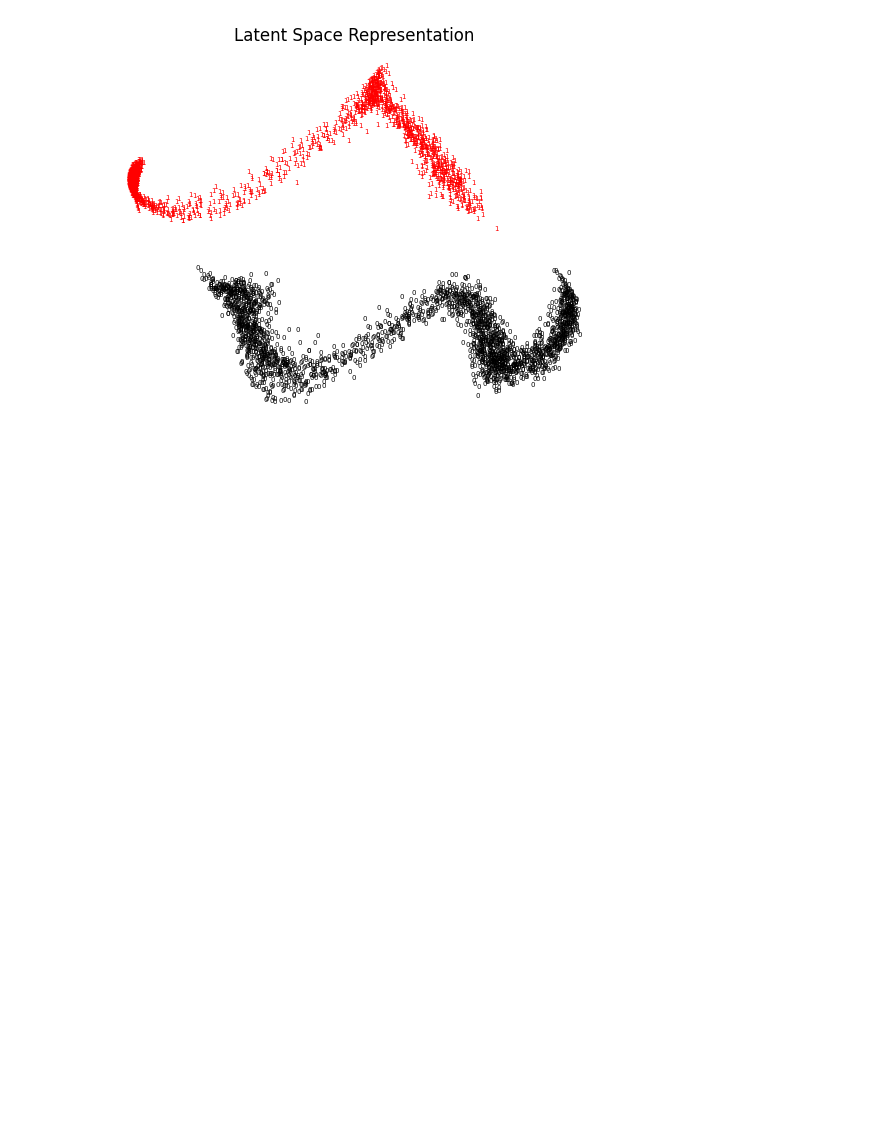
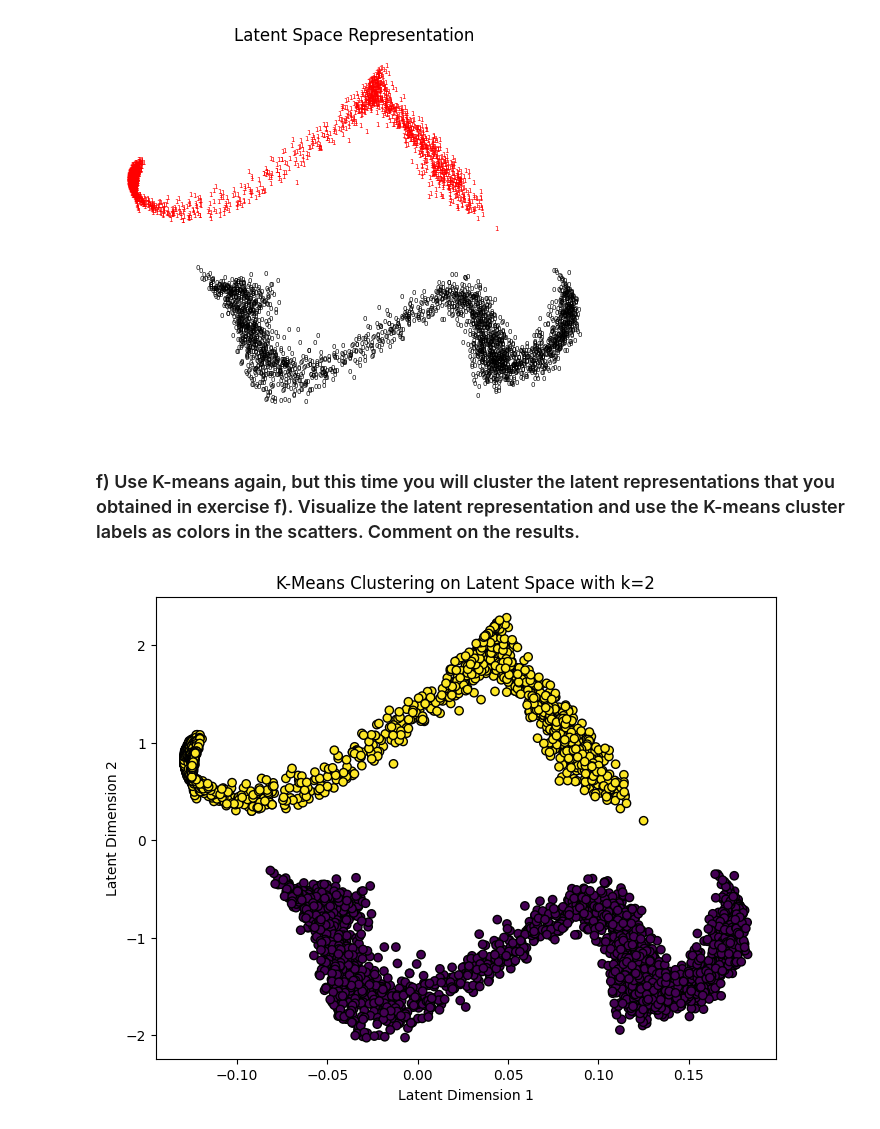
Before and after one commit to mtorella/ClusterAnalysisForBusiness_gp, a Jupyter notebook: main.ipynb, the cells around one changed output. Saved outputs shown, nothing was run; the diff lists cells and outputs as text; code cells hidden in the pictures; blank space fills up the shorter version.

```diff
--- a/main.ipynb
+++ b/main.ipynb
@@ -298,3 +296,20 @@ plotting nice scatter...
 [figure]
 # %%
 np.save('lentent_z.npy',z)
+# %% [markdown]
+### f) Use K-means again, but this time you will cluster the latent representations that you obtained in exercise f). Visualize the latent representation and use the K-means cluster labels as colors in the scatters. Comment on the results.
+# %%
+latent_z = np.load('lentent_z.npy')
+
+kmeans = KMeans(n_clusters=2, random_state=42)
+kmeans.fit(latent_z)
+labels = kmeans.labels_
+
+plt.figure(figsize=(8, 6))
+plt.scatter(latent_z[:, 0], latent_z[:, 1], c=labels, cmap='viridis', marker='o', edgecolor='k')
+plt.title('K-Means Clustering on Latent Space with k=2')
+plt.xlabel('Latent Dimension 1')
+plt.ylabel('Latent Dimension 2')
+plt.show()
+# %% [output]
+[figure, added]
```
Also changed, not shown: parts of 5 cells of this notebook.
